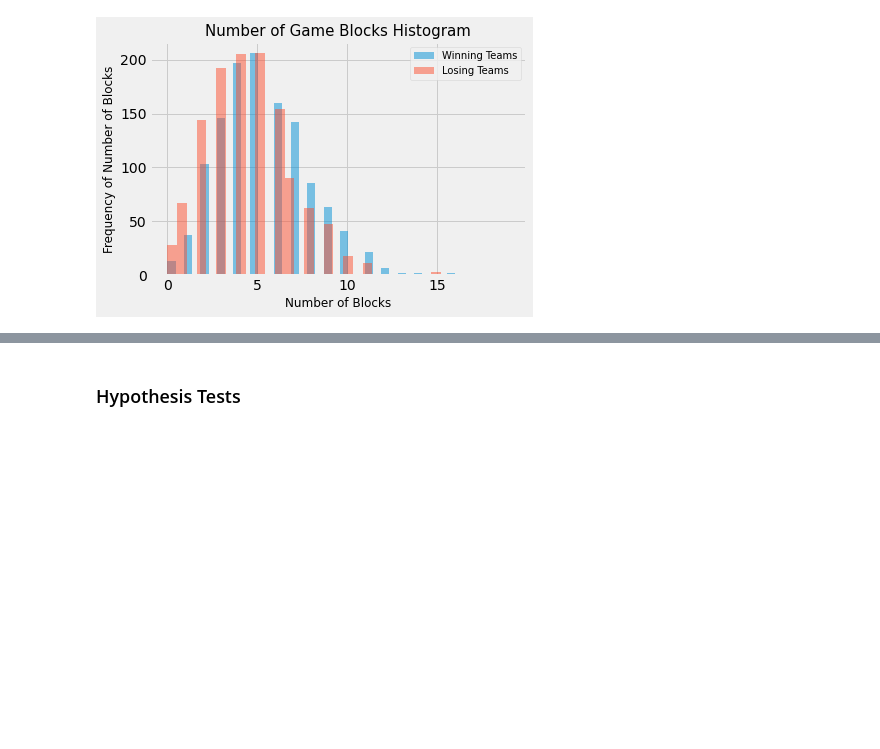
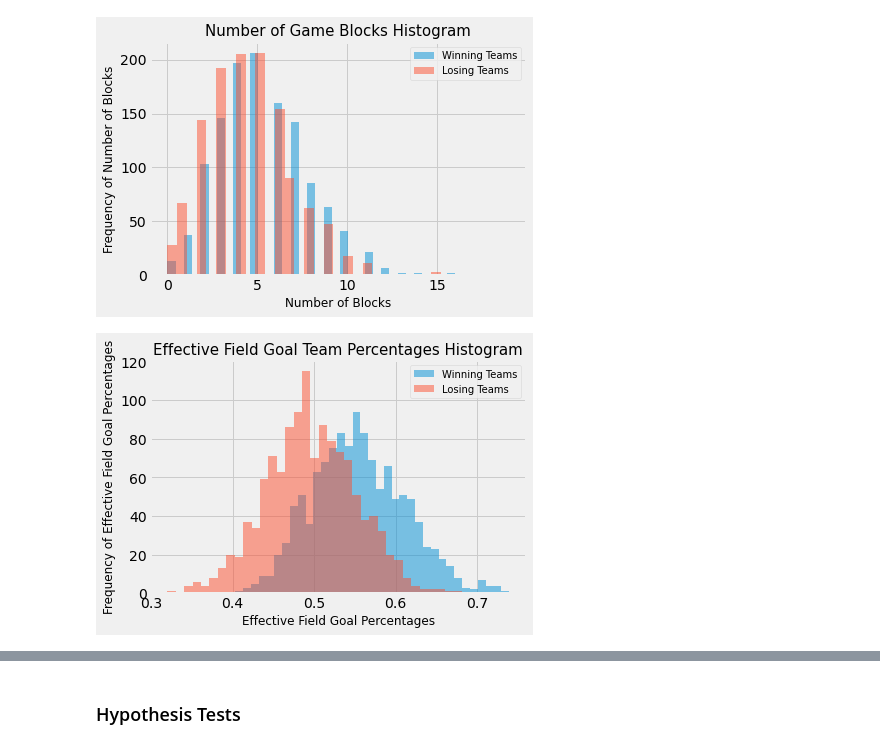
Before and after one commit to alicetsai1020/Off_v_Def_Play, a Jupyter notebook: draft.ipynb, the cells around one changed output, grey strips where cells are left out. Drawn from its saved outputs; the diff is of its cells as text; code cells hidden in the pictures; blank space fills up the shorter version.

Commit message:
additional plots

```diff
--- a/draft.ipynb
+++ b/draft.ipynb
@@ -370,3 +370,13 @@ ax.set_title('Number of Game Blocks Histogram', size=15)
 ax.legend(prop={'size': 10});
 # %% [output]
 [figure]
+# %%
+fig, ax = plt.subplots()
+ax.hist(boxscore_win_query['EFG_PCT'], alpha=0.5, bins=35, label='Winning Teams')
+ax.hist(boxscore_loss_query['EFG_PCT'], alpha=0.5, bins=35, label='Losing Teams')
+ax.set_xlabel('Effective Field Goal Percentages', size=12)
+ax.set_ylabel('Frequency of Effective Field Goal Percentages', size=12)
+ax.set_title('Effective Field Goal Team Percentages Histogram', size=15)
+ax.legend(prop={'size': 10});
+# %% [output]
+[figure, added]
```
Also changed, not shown: parts of 17 cells of this notebook.
